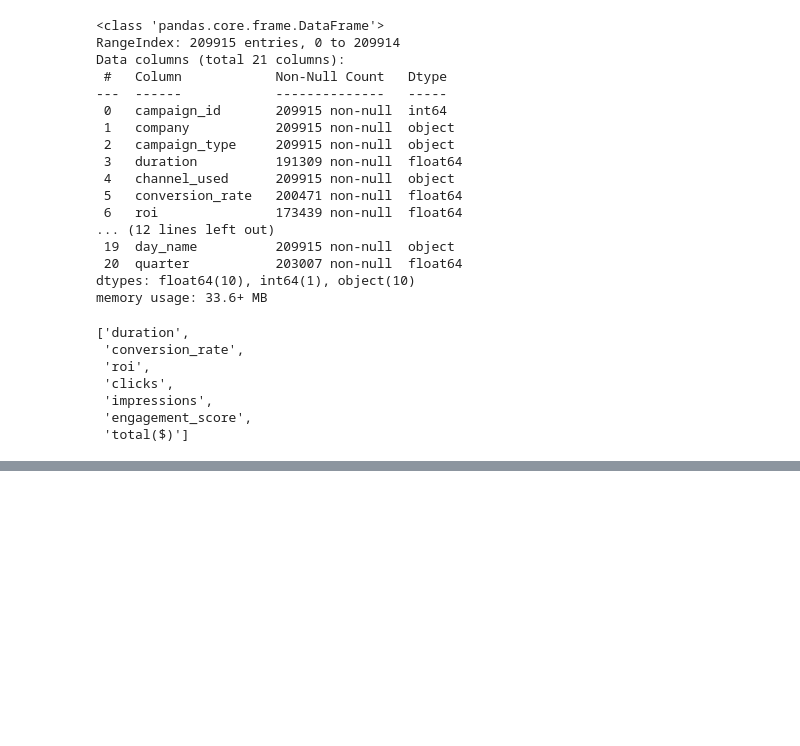
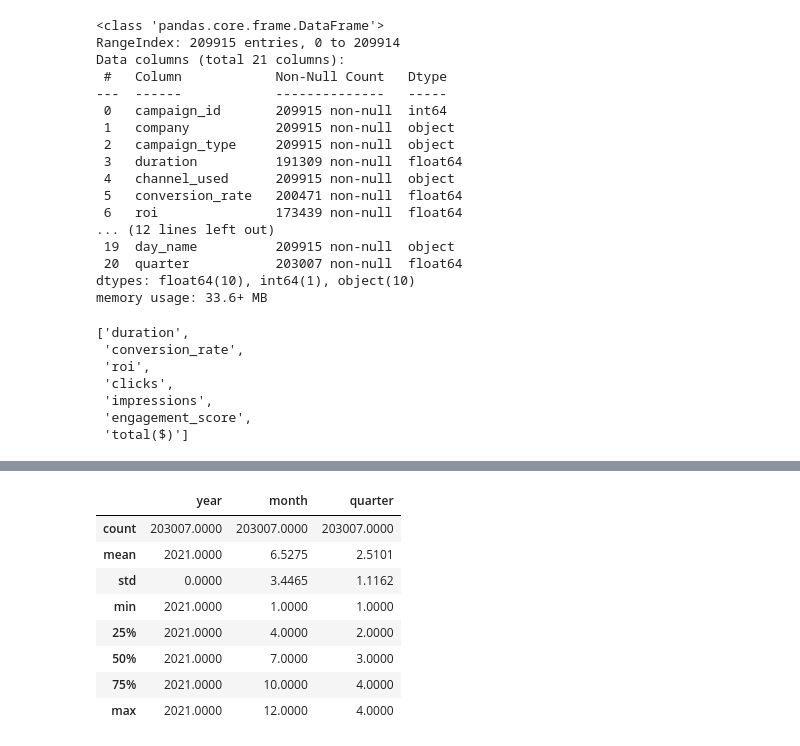
Before and after one commit to esanchezlaulhe1312/marketing_analysis, a Jupyter notebook: Jupyters/columnas_numericas.ipynb, the cells around one changed output, grey strips where cells are left out. Drawn from its saved outputs; the diff is of its cells as text; code cells hidden in the pictures; blank space fills up the shorter version.

```diff
--- a/Jupyters/columnas_numericas.ipynb
+++ b/Jupyters/columnas_numericas.ipynb
@@ -102,0 +105,12 @@ df.to_csv('../Data/mktgeda_datos_limpios.csv',index=False)
+# %%
+df[lista_columas_fecha].describe()
+# %% [output]
+|  | year | month | quarter |
+| count | 203007.0000 | 203007.0000 | 203007.0000 |
+| mean | 2021.0000 | 6.5275 | 2.5101 |
+| std | 0.0000 | 3.4465 | 1.1162 |
+| min | 2021.0000 | 1.0000 | 1.0000 |
+| 25% | 2021.0000 | 4.0000 | 2.0000 |
+| 50% | 2021.0000 | 7.0000 | 3.0000 |
+| 75% | 2021.0000 | 10.0000 | 4.0000 |
+| max | 2021.0000 | 12.0000 | 4.0000 |
```
Also changed, not shown: parts of 15 cells of this notebook, 4 other files.
